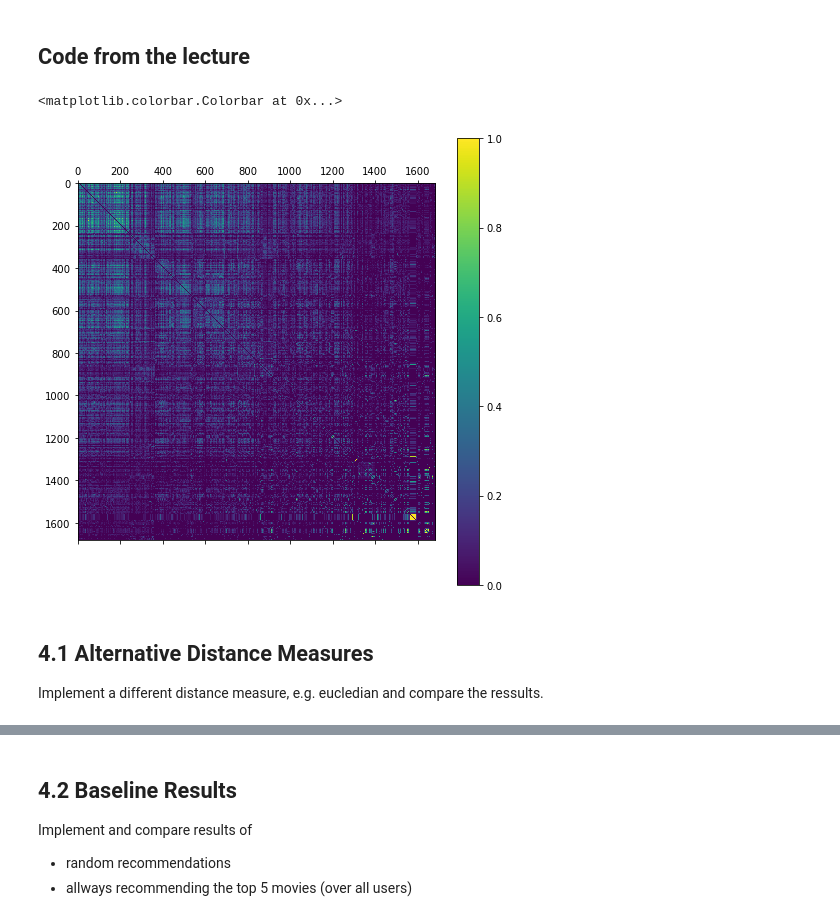
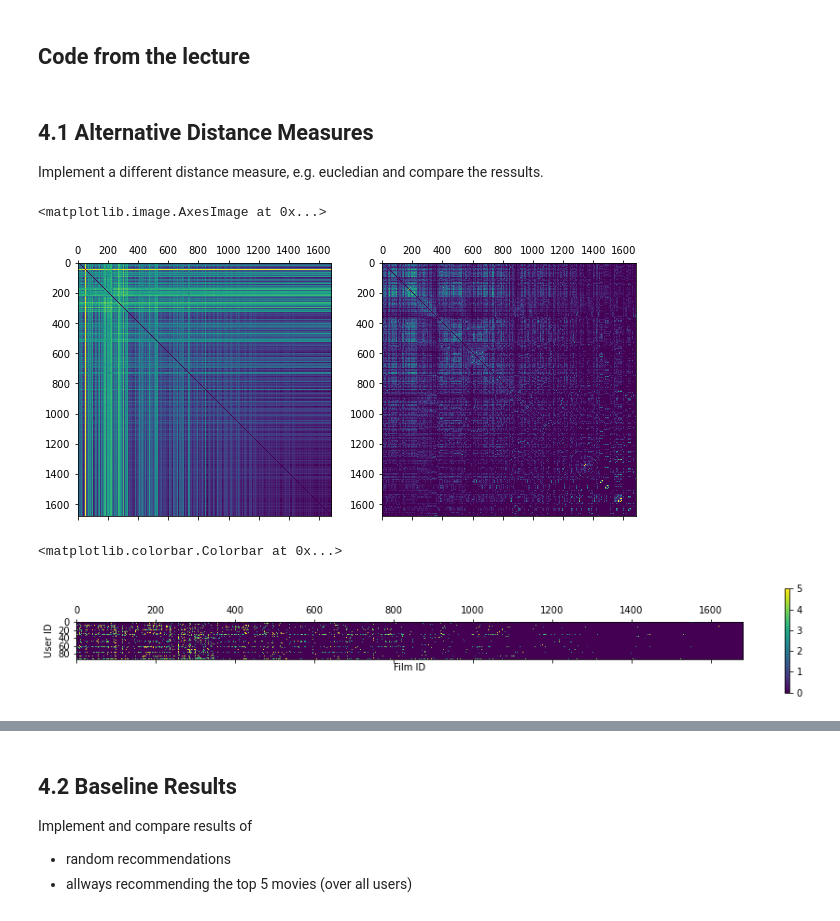
Before and after one commit to dnguyen2211/DataScienceSS20, a Jupyter notebook: Exercises/2_b_Recommender_SVD.ipynb, the cells around one changed output, grey strips where cells are left out. Drawn from its saved outputs; the diff is of its cells as text; code cells hidden in the pictures.

```diff
--- a/Exercises/2_b_Recommender_SVD.ipynb
+++ b/Exercises/2_b_Recommender_SVD.ipynb
@@ -75,15 +77,40 @@ R=np.zeros((np.shape(users)[0],np.shape(movies)[0]))
 for i in range(np.shape(ratings)[0]):
     R[ratings['user_id'][i]-1, ratings['movie_id'][i]-1]=ratings['rating'][i]
 # %%
-import scipy.spatial
-D=scipy.spatial.distance.squareform(scipy.spatial.distance.pdist(R.T, metric='cosine'))
-D=np.abs(np.nan_to_num( D-1)) #dist to similarity
-np.fill_diagonal(D,0) #set self-dist to zero
-
-np.save("cos_movie_dist",D)
+def cos_distance(R):
+    D_COS=scipy.spatial.distance.squareform(scipy.spatial.distance.pdist(R.T, metric='cosine'))
+    D_COS=np.abs(np.nan_to_num( D_COS-1)) #dist to similarity
+    np.fill_diagonal(D_COS,0) #set self-dist to zero
+    return D_COS
-# %% [output]
-<matplotlib.colorbar.Colorbar at 0x...>
-[figure, removed]
 # %% [markdown]
 ## 4.1 Alternative Distance Measures
 Implement a different distance measure, e.g. eucledian and compare the ressults.
+# %%
+def euc_distance(R):
+    D_EUC = scipy.spatial.distance.squareform(scipy.spatial.distance.pdist(R.T, metric='euclidean'))
+    D_EUC=np.abs(np.nan_to_num( D_EUC-1)) #dist to similarity
+    np.fill_diagonal(D_EUC,0) #set self-dist to zero
+    return D_EUC
+# %%
+D_EUC = euc_distance(R)
+D_COS = cos_distance(R)
+
+np.save("euc_movie_dist", D_EUC)
+np.save("cos_movie_dist", D_COS)
+
+fig, axes = plt.subplots(1, 2)
+axes[0].matshow(D_EUC)
+axes[1].matshow(D_COS)
+# %% [output]
+<matplotlib.image.AxesImage at 0x...>
+[figure, added]
+# %%
+R_train, R_test = train_test_split(R, test_size=0.1)
+
+plt.matshow(R_test)
+plt.xlabel("Film ID")
+plt.ylabel("User ID")
+plt.colorbar()
+# %% [output]
+<matplotlib.colorbar.Colorbar at 0x...>
+[figure, added]
```
Also changed, not shown: parts of 11 cells of this notebook.
